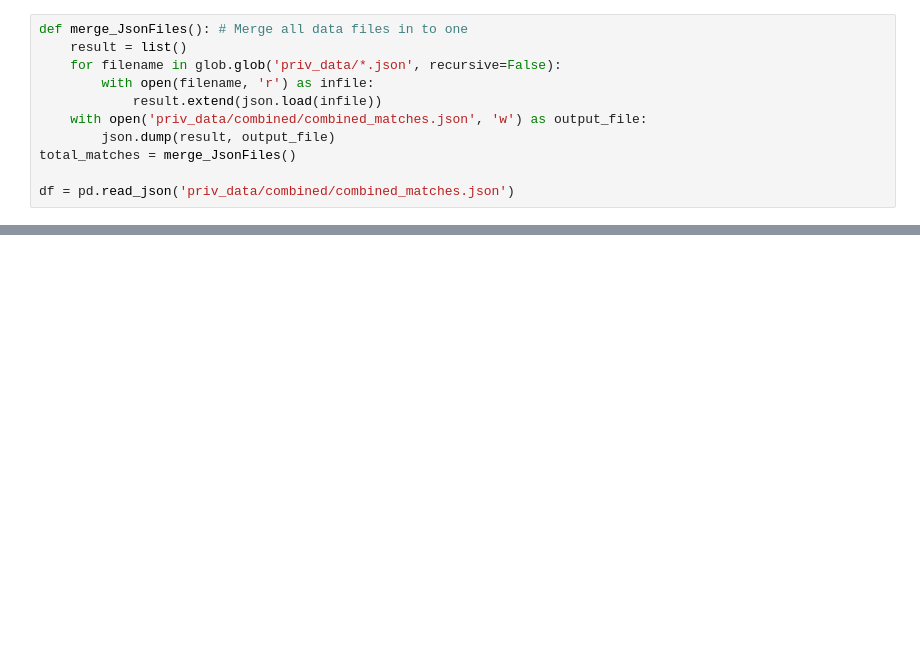
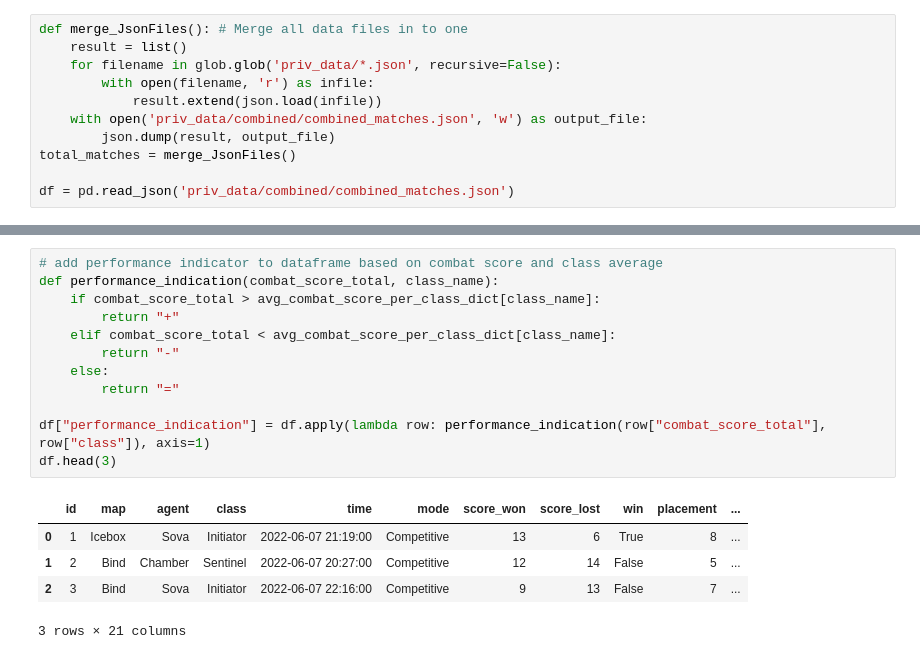
Before and after one commit to sjerrietukkel/valorant_team_predictor, a Jupyter notebook: pred.ipynb, the cells around one changed output, grey strips where cells are left out. Drawn from its saved outputs; the diff is of its cells as text; blank space fills up the shorter version.

```diff
--- a/pred.ipynb
+++ b/pred.ipynb
@@ -50,0 +107,18 @@ memory usage: 94.9+ KB
+# %%
+# add performance indicator to dataframe based on combat score and class average
+def performance_indication(combat_score_total, class_name):
+    if combat_score_total > avg_combat_score_per_class_dict[class_name]:
+        return "+"
+    elif combat_score_total < avg_combat_score_per_class_dict[class_name]:
+        return "-"
+    else:
+        return "="
+
+df["performance_indication"] = df.apply(lambda row: performance_indication(row["combat_score_total"], row["class"]), axis=1)
+df.head(3)
+# %% [output]
+|  | id | map | agent | class | time | mode | score_won | score_lost | win | placement | ... |
+| 0 | 1 | Icebox | Sova | Initiator | 2022-06-07 21:19:00 | Competitive | 13 | 6 | True | 8 | ... |
+| 1 | 2 | Bind | Chamber | Sentinel | 2022-06-07 20:27:00 | Competitive | 12 | 14 | False | 5 | ... |
+| 2 | 3 | Bind | Sova | Initiator | 2022-06-07 22:16:00 | Competitive | 9 | 13 | False | 7 | ... |
+3 rows × 21 columns
```
Also changed, not shown: parts of 39 cells of this notebook, 8 other files.
